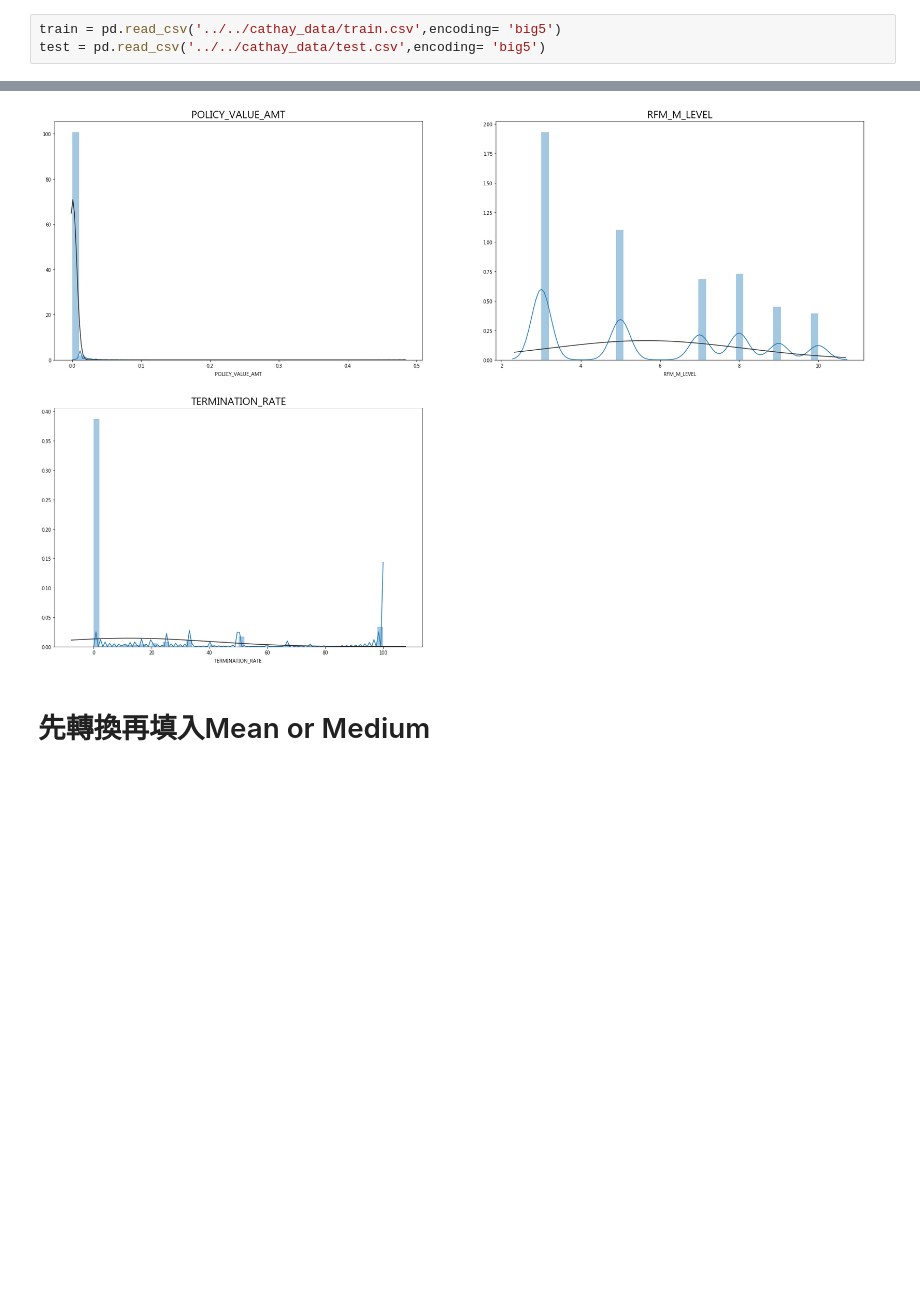
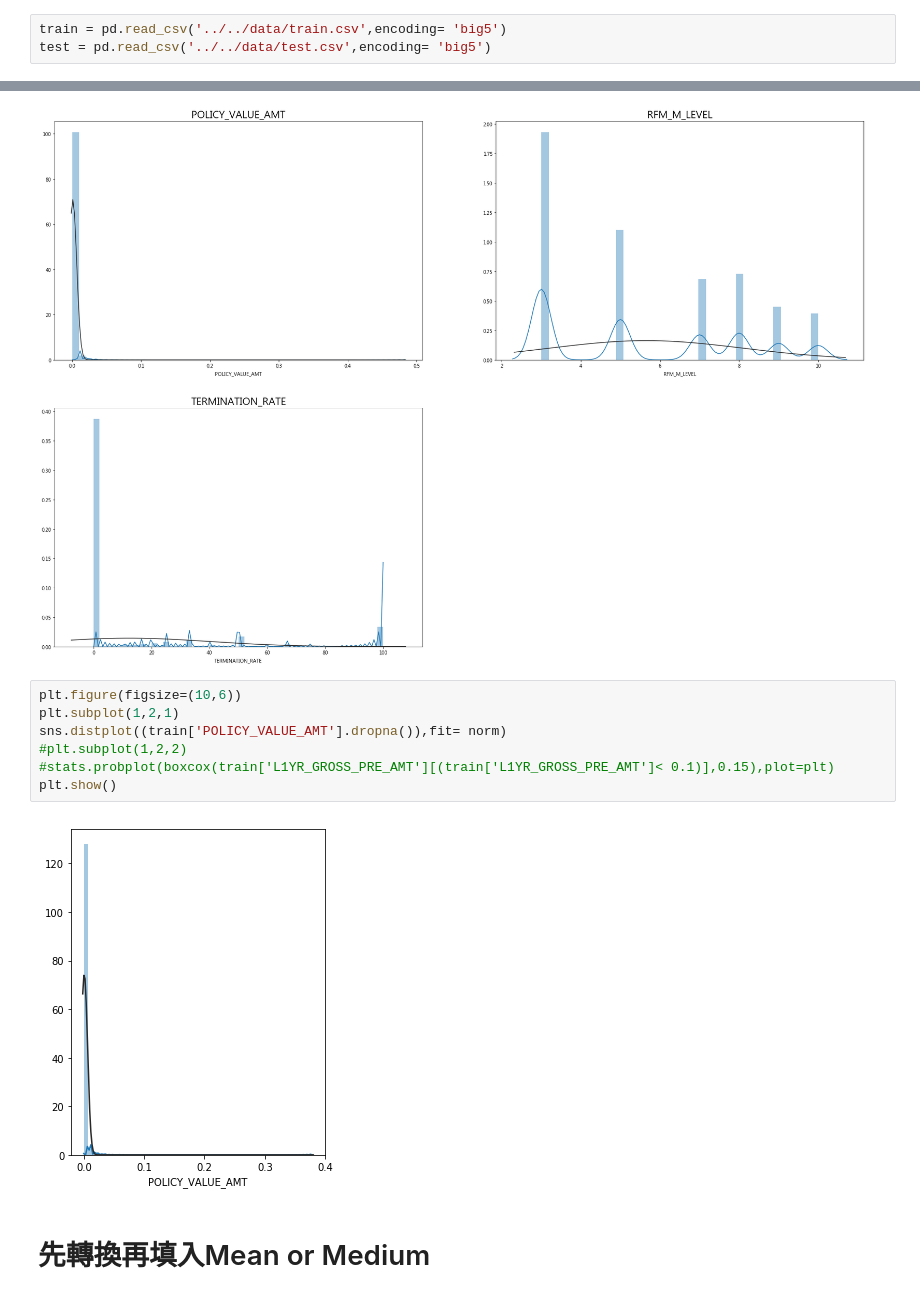
Before and after one commit to jeff20628m/------, a Jupyter notebook: code/EDA2.ipynb, the cells around one changed output, grey strips where cells are left out. Drawn from its saved outputs; the diff is of its cells as text; blank space fills up the shorter version.

```diff
--- a/code/EDA2.ipynb
+++ b/code/EDA2.ipynb
@@ -10,8 +10,8 @@ import os
 import warnings
 warnings.filterwarnings('ignore')
 # %%
-train = pd.read_csv('../../cathay_data/train.csv',encoding= 'big5')
-test = pd.read_csv('../../cathay_data/test.csv',encoding= 'big5')
+train = pd.read_csv('../../data/train.csv',encoding= 'big5')
+test = pd.read_csv('../../data/test.csv',encoding= 'big5')
 # %%
 print(train.shape,test.shape)
 # %% [output]
@@ -212,6 +212,15 @@ for col in float_list[27:] :
 plt.show()
 # %% [output]
 [figure]
+# %%
+plt.figure(figsize=(10,6))
+plt.subplot(1,2,1)
+sns.distplot((train['POLICY_VALUE_AMT'].dropna()),fit= norm)
+#plt.subplot(1,2,2)
+#stats.probplot(boxcox(train['L1YR_GROSS_PRE_AMT'][(train['L1YR_GROSS_PRE_AMT']< 0.1)],0.15),plot=plt)
+plt.show()
+# %% [output]
+[figure, added]
 # %% [markdown]
 # 先轉換再填入Mean or Medium
 # %%
```
Also changed, not shown: parts of 2 cells of this notebook, 1 other file.
